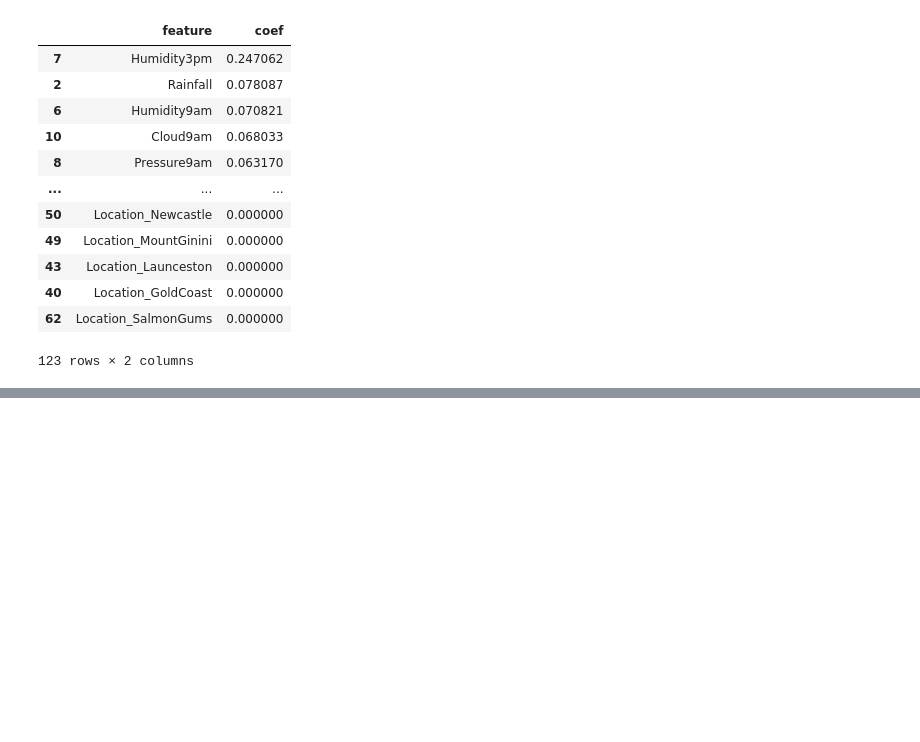
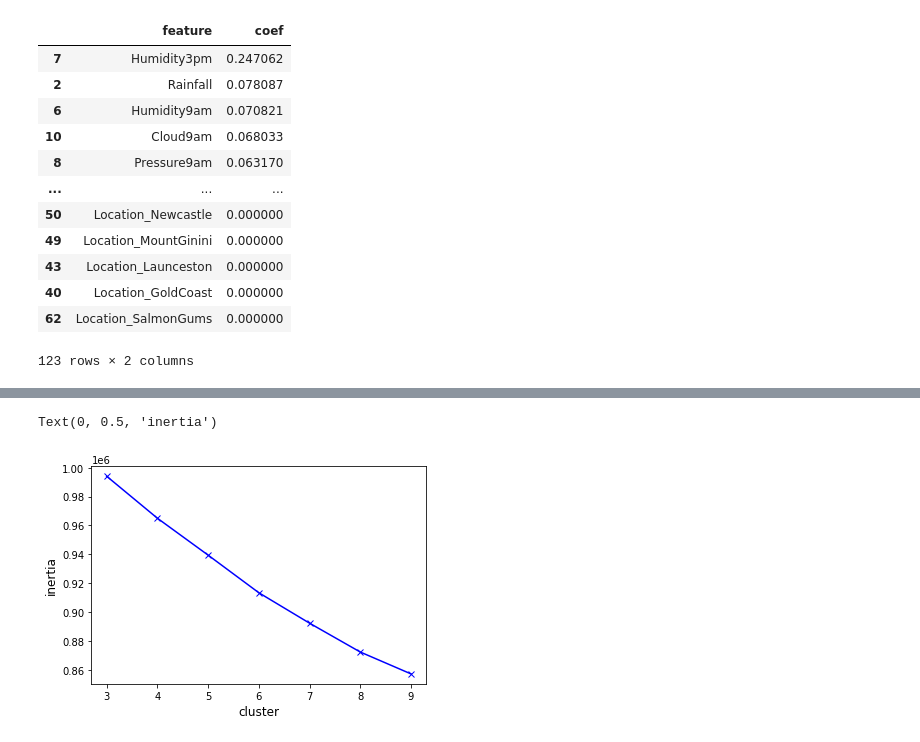
Before and after one commit to Nadarsa/sf_data_science, a Jupyter notebook: Math & ML/practice.ipynb, the cells around one changed output, grey strips where cells are left out. Drawn from its saved outputs; the diff is of its cells as text; code cells hidden in the pictures; blank space fills up the shorter version.

```diff
--- a/Math & ML/practice.ipynb
+++ b/Math & ML/practice.ipynb
@@ -1581,0 +1808,5 @@ pd.DataFrame({'feature': columns, 'coef': feature_importance}).sort_values(by='c
+# %%
+X = data.drop(columns=['Family', 'Genus', 'Species', 'RecordID'])
+y = data['Family']
+y = y.map({'Leptodactylidae': 0, 'Hylidae': 1, 'Dendrobatidae': 2, 'Bufonidae': 3})
+X_train, X_test, y_train, y_test = train_test_split(X, y, test_size=0.2, random_state=31)
@@ -1581,0 +1850,4 @@ pd.DataFrame({'feature': columns, 'coef': feature_importance}).sort_values(by='c
+# %%
+data = pd.read_csv('data/snsdata.csv')
+data.drop(['gradyear', 'gender', 'age', 'friends'], axis=1, inplace=True)
+data.shape
@@ -1581,0 +1856,5 @@ pd.DataFrame({'feature': columns, 'coef': feature_importance}).sort_values(by='c
+# %%
+scaler = preprocessing.StandardScaler()
+scaler.fit(data)
+X_norm = scaler.transform(data)
+X_norm[0][0]
@@ -1581,0 +1863,4 @@ pd.DataFrame({'feature': columns, 'coef': feature_importance}).sort_values(by='c
+# %%
+kmeans = KMeans(n_clusters=9, random_state=42)
+kmeans.fit(X_norm)
+kmeans.inertia_
@@ -1581,0 +1883,18 @@ pd.DataFrame({'feature': columns, 'coef': feature_importance}).sort_values(by='c
+# %%
+def get_inertia(cluster_num, X):
+    kmeans = KMeans(n_clusters=cluster_num, random_state=42)
+    kmeans.fit(X)
+    inertia = kmeans.inertia_
+    return inertia
+
+inertia_list = []
+for cluster_num in range(3,10):
+    inertia = get_inertia(cluster_num, X_norm)
+    inertia_list.append(inertia)
+
+plt.plot([i for i in range(3,10)], inertia_list, 'xb-')
+plt.xlabel("cluster", fontsize=12)
+plt.ylabel("inertia", fontsize=12)
+# %% [output]
+Text(0, 0.5, 'inertia')
+[figure, added]
```
Also changed, not shown: parts of 70 cells of this notebook, 15 other files.
